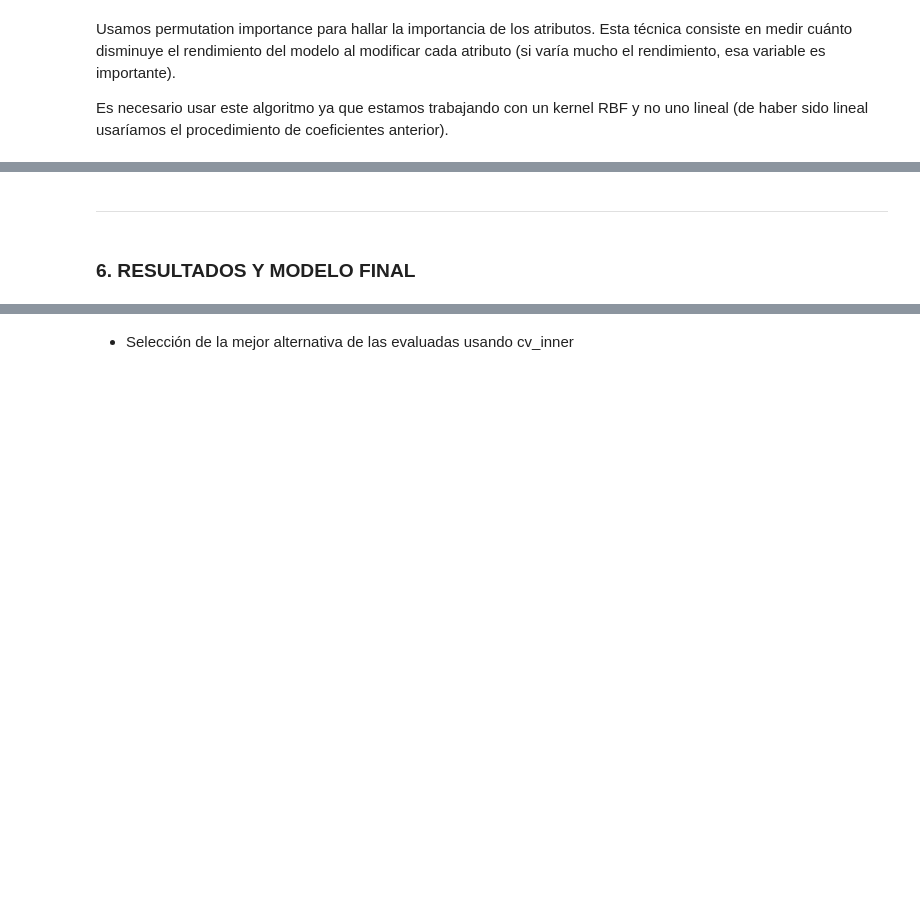
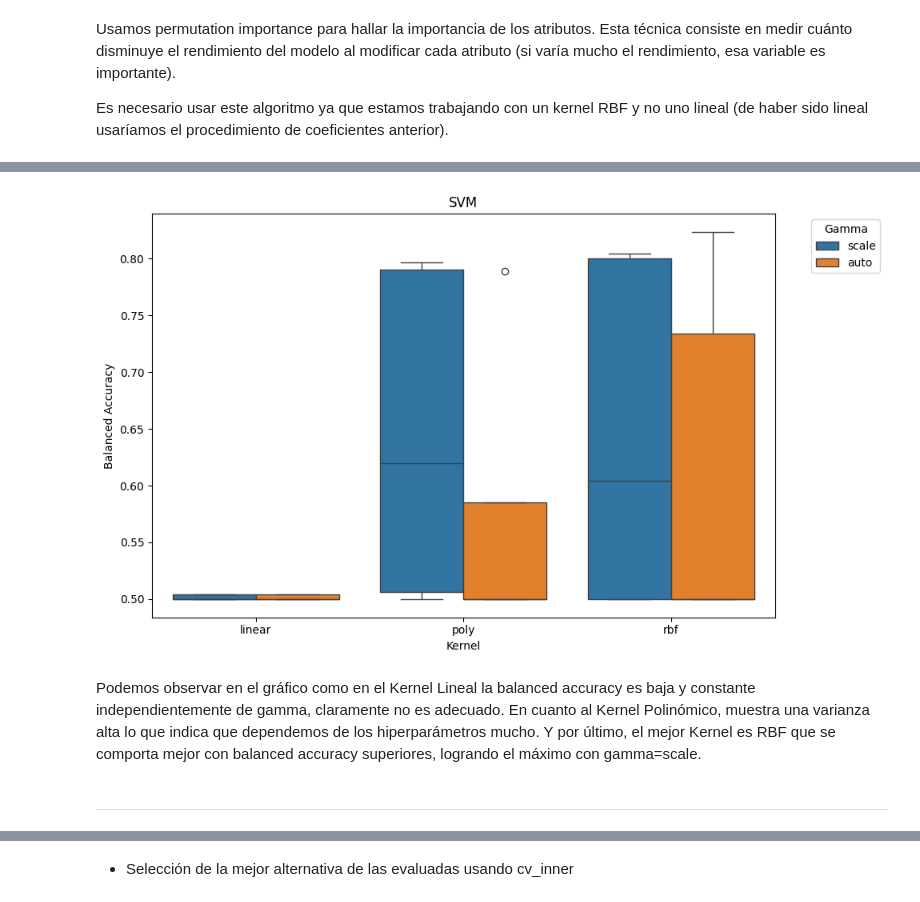
Before and after one commit to kevinMGII/Grupo7-Practica1, a Jupyter notebook: Grupo7_Practica1.ipynb, the cells around one changed output, grey strips where cells are left out. Saved outputs shown, nothing was run; the diff lists cells and outputs as text; code cells hidden in the pictures; blank space fills up the shorter version.

```diff
--- a/Grupo7_Practica1.ipynb
+++ b/Grupo7_Practica1.ipynb
@@ -1004,16 +1016,20 @@ Mejor Score Regresión Logística, 0.6060975737385695 , Tiempo: 0.52557873725891
 Máquinas de Vector de Soporte (SVMs) con ajuste de hipérparametros (HPO).
 # %%
 param_grid_svm = {                                                              # Establecemos los parámetros de la búsqueda HPO con SVC
-    'model__C': [0.01, 0.1, 1, 10, 100],                                                  # Valores para el parametro de regularización C
-    'model__kernel': ['poly', 'rbf'],                                         # Queremos probar los tipos de kernel: lineal (Modelos Lineales), y rbf (No Lineal, otro)
+    'model__C': [0.01, 0.1, 1, 10, 100],                                        # Valores para el parametro de regularización C
+    'model__kernel': ['linear', 'poly', 'rbf'],                                 # Queremos probar los tipos de kernel: lineal (Modelos Lineales), y rbf (No Lineal, otro)
     'model__gamma': ['scale', 'auto']
     }
 
 grid_search_svm = GridSearchCV(pipeline_svm, param_grid_svm, cv=cv_inner, scoring="balanced_accuracy", n_jobs=-1) # Iniciamos la busqueda con el Pipeline de SVC
 inicio = time.time()                                                                                              # Tomamos una medida del tiempo incial
-grid_search_svm.fit(X_train, y_train)                                                                                         # Validación cruzada utilizando balanced_accuracy
+grid_search_svm.fit(X_train, y_train)                                                                             # Validación cruzada utilizando balanced_accuracy
 tiempo_gs_svm = time.time() - inicio                                                                              # Cerramos la medida del tiempo, indicando cuando ha tardado
 
-print("\nMejor configuración SVM,", grid_search_svm.best_params_)                           # Mostramos un mensaje por pantalla con los resultados: best params encontrados
-print("Mejor Score SVM,", grid_search_svm.best_score_, ", Tiempo:", tiempo_gs_svm, "s")     # Mostramos un mensaje por pantalla con los resultados: best score obtenido
+pd.set_option('display.max_colwidth', None)                                     # Asegura que se vea bien la columna de hiperparámetros
+
+mejor_svm_df = pd.DataFrame([["SVM", grid_search_svm.best_score_, tiempo_gs_svm, grid_search_svm.best_params_]],  # Creamos el dataframe
+                            columns=["Modelo", "Balanced Accuracy", "Tiempo (s)", "Mejores Hiperparámetros"])
+
+mejor_svm_df                                                                                                      # Mostramos el dataframe
 # %% [output]
@@ -1155,4 +1214,23 @@ Para analizar los resultados de importancia debemos obviar los coeficientes, ya
+# %%
+dataframe_svm = pd.DataFrame(grid_search_svm.cv_results_)                       # Hacemos un DataFrame a partid de los resultados de GridSearchCV
+
+plt.figure(figsize=(10, 6))                                                     # Configuramos el tamaño del gráfico
+sns.boxplot(                                                                    # Gráfico de box-plot
+    data=dataframe_svm,                                                         # Utilizamos el dataframe anterior
+    x="param_model__kernel",                                                    # Eje X: tipo de kernel
+    y="mean_test_score",                                                        # Eje Y: balanced accuracy
+    hue="param_model__gamma",                                                   # Diferencia por gamma
+)
+
+plt.title("SVM")                                                                # Título
+plt.xlabel("Kernel")                                                            # Etiqueta eje X
+plt.ylabel("Balanced Accuracy")                                                 # Etiqueta eje Y
+plt.legend(title="Gamma", bbox_to_anchor=(1.05, 1), loc='upper left')           # Leyenda ajustada
+plt.tight_layout()                                                              # Ajustamos para que no se hagan recortes
+plt.show()                                                                      # Mostramos el gráfico por pantalla
+# %% [output]
+[figure, added]
+# %% [markdown]
+Podemos observar en el gráfico como en el Kernel Lineal la balanced accuracy es baja y constante independientemente de gamma, claramente no es adecuado. En cuanto al Kernel Polinómico, muestra una varianza alta lo que indica que dependemos de los hiperparámetros mucho. Y por último, el mejor Kernel es RBF que se comporta mejor con balanced accuracy superiores, logrando el máximo con gamma=scale.
 # %% [markdown]
 ---
-# %% [markdown]
-### **6. RESULTADOS Y MODELO FINAL**
```
Also changed, not shown: parts of 36 cells of this notebook.
